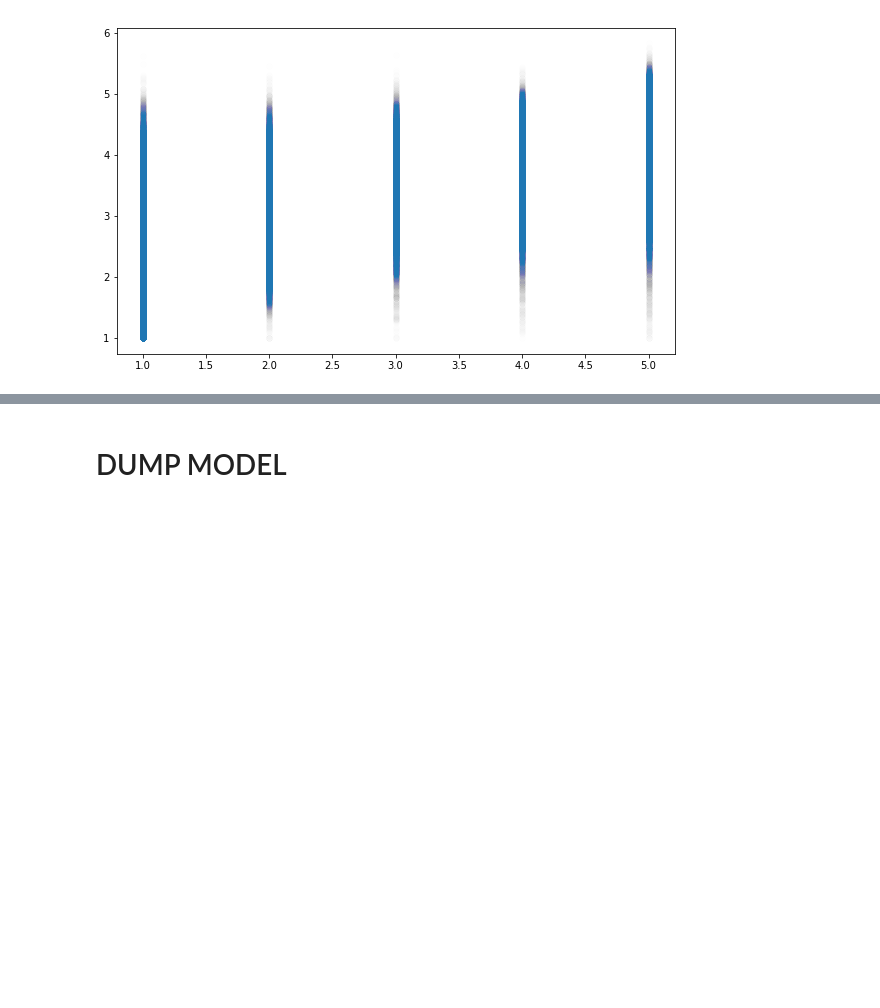
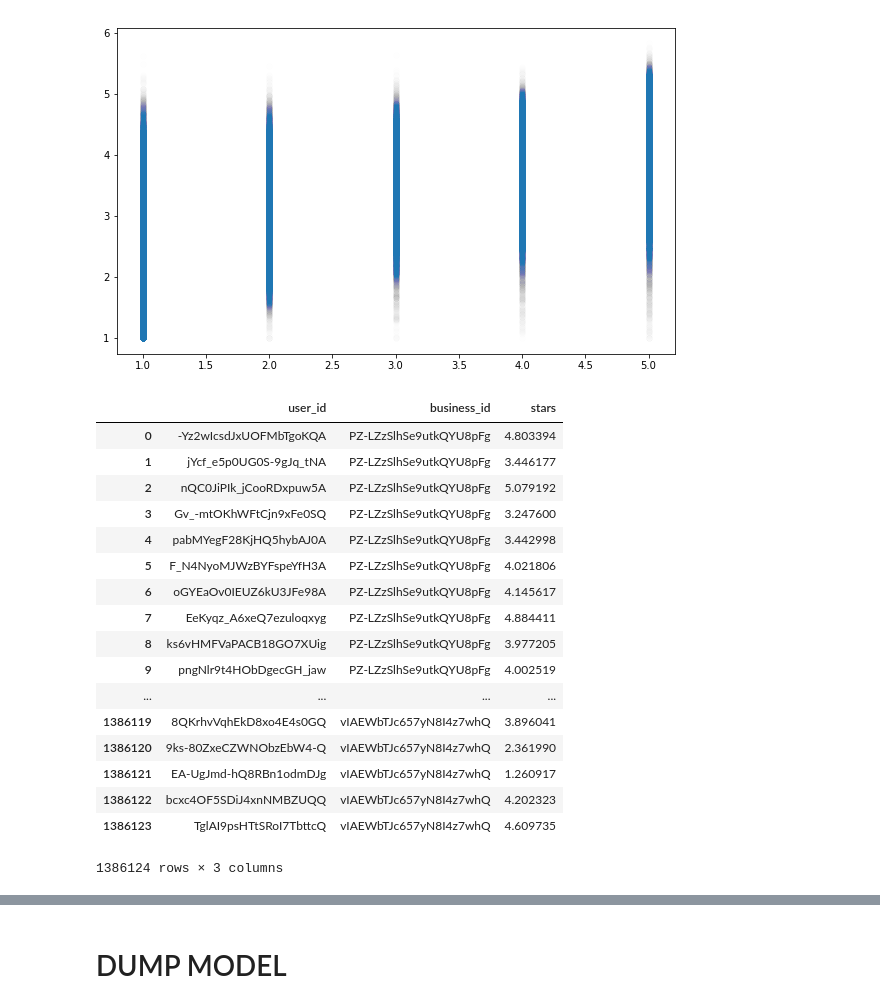
Before and after one commit to wonchankim97/Yelp-Recommender, a Jupyter notebook: Surprise.ipynb, the cells around one changed output, grey strips where cells are left out. Drawn from its saved outputs; the diff is of its cells as text; code cells hidden in the pictures; blank space fills up the shorter version.

```diff
--- a/Surprise.ipynb
+++ b/Surprise.ipynb
@@ -1114,0 +1119,21 @@ plt.scatter(df_check_merge_.stars,df_check_merge_.est_stars,alpha=0.005)
+# %%
+tmp
+# %% [output]
+|  | user_id | business_id | stars |
+| 0 | -Yz2wIcsdJxUOFMbTgoKQA | PZ-LZzSlhSe9utkQYU8pFg | 4.803394 |
+| 1 | jYcf_e5p0UG0S-9gJq_tNA | PZ-LZzSlhSe9utkQYU8pFg | 3.446177 |
+| 2 | nQC0JiPIk_jCooRDxpuw5A | PZ-LZzSlhSe9utkQYU8pFg | 5.079192 |
+| 3 | Gv_-mtOKhWFtCjn9xFe0SQ | PZ-LZzSlhSe9utkQYU8pFg | 3.247600 |
+| 4 | pabMYegF28KjHQ5hybAJ0A | PZ-LZzSlhSe9utkQYU8pFg | 3.442998 |
+| 5 | F_N4NyoMJWzBYFspeYfH3A | PZ-LZzSlhSe9utkQYU8pFg | 4.021806 |
+| 6 | oGYEaOv0IEUZ6kU3JFe98A | PZ-LZzSlhSe9utkQYU8pFg | 4.145617 |
+| 7 | EeKyqz_A6xeQ7ezuloqxyg | PZ-LZzSlhSe9utkQYU8pFg | 4.884411 |
+| 8 | ks6vHMFVaPACB18GO7XUig | PZ-LZzSlhSe9utkQYU8pFg | 3.977205 |
+| 9 | pngNlr9t4HObDgecGH_jaw | PZ-LZzSlhSe9utkQYU8pFg | 4.002519 |
+| ... | ... | ... | ... |
+| 1386119 | 8QKrhvVqhEkD8xo4E4s0GQ | vIAEWbTJc657yN8I4z7whQ | 3.896041 |
+| 1386120 | 9ks-80ZxeCZWNObzEbW4-Q | vIAEWbTJc657yN8I4z7whQ | 2.361990 |
+| 1386121 | EA-UgJmd-hQ8RBn1odmDJg | vIAEWbTJc657yN8I4z7whQ | 1.260917 |
+| 1386122 | bcxc4OF5SDiJ4xnNMBZUQQ | vIAEWbTJc657yN8I4z7whQ | 4.202323 |
+| 1386123 | TglAI9psHTtSRoI7TbttcQ | vIAEWbTJc657yN8I4z7whQ | 4.609735 |
+1386124 rows × 3 columns
```
Also changed, not shown: parts of 10 cells of this notebook.
